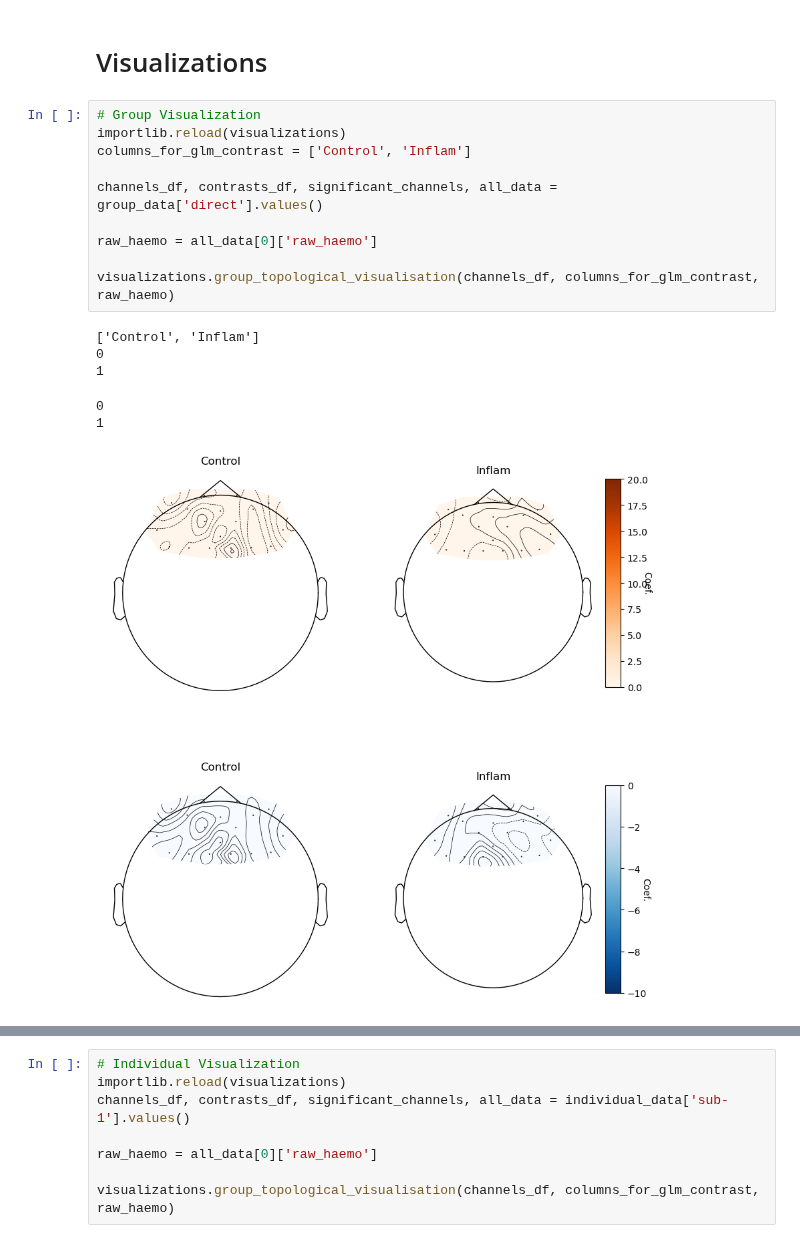
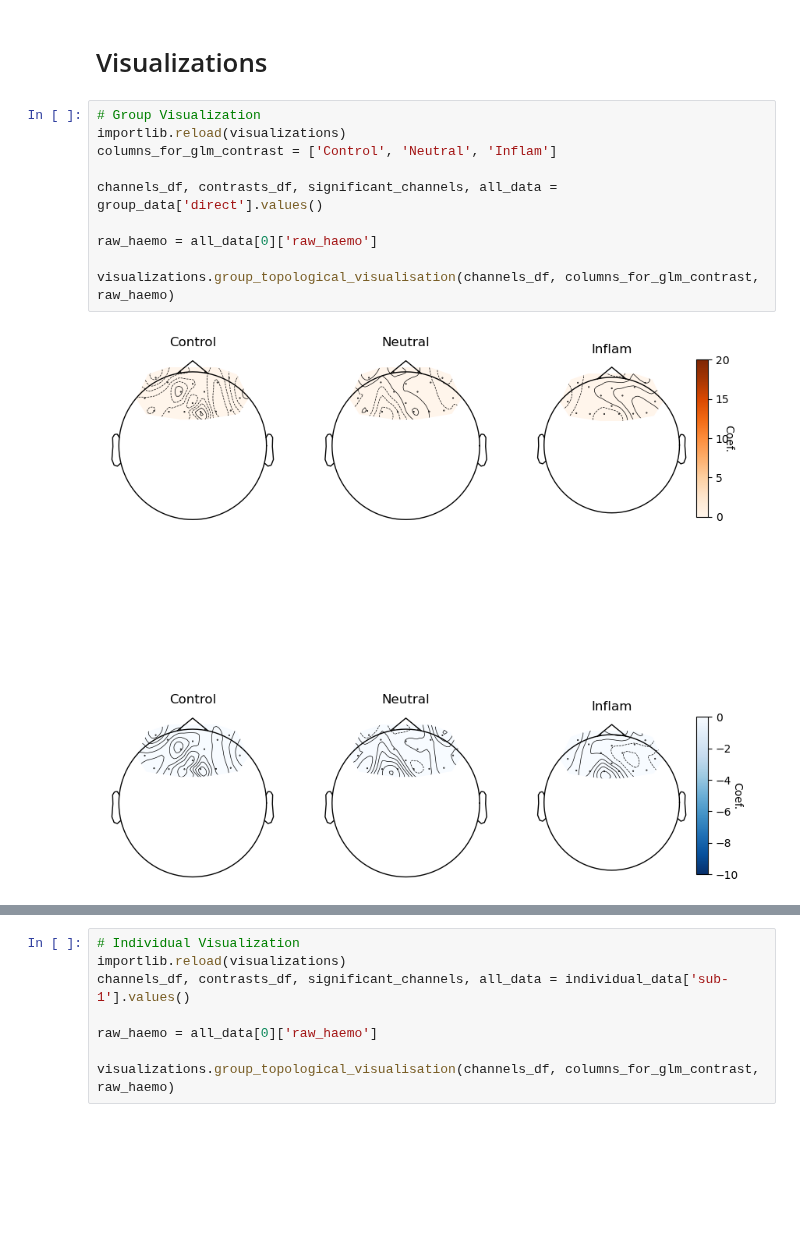
Before and after one commit to nolanrbrady/fNIRs-data-pipeline, a Jupyter notebook: python/home.ipynb, the cells around one changed output, grey strips where cells are left out. Drawn from its saved outputs; the diff is of its cells as text; blank space fills up the shorter version.

```diff
--- a/python/home.ipynb
+++ b/python/home.ipynb
@@ -171,17 +171,12 @@ Events [359   0   1]
 # %%
 # Group Visualization
 importlib.reload(visualizations)
-columns_for_glm_contrast = ['Control', 'Inflam']
+columns_for_glm_contrast = ['Control', 'Neutral', 'Inflam']
 
 channels_df, contrasts_df, significant_channels, all_data = group_data['direct'].values()
 
 raw_haemo = all_data[0]['raw_haemo']
 
 visualizations.group_topological_visualisation(channels_df, columns_for_glm_contrast, raw_haemo)
 # %% [output]
-['Control', 'Inflam']
-0
-1
-0
-1
-[figure, old version]
+[figure, new version]
```
Also changed, not shown: parts of 2 cells of this notebook, 2 other files.
